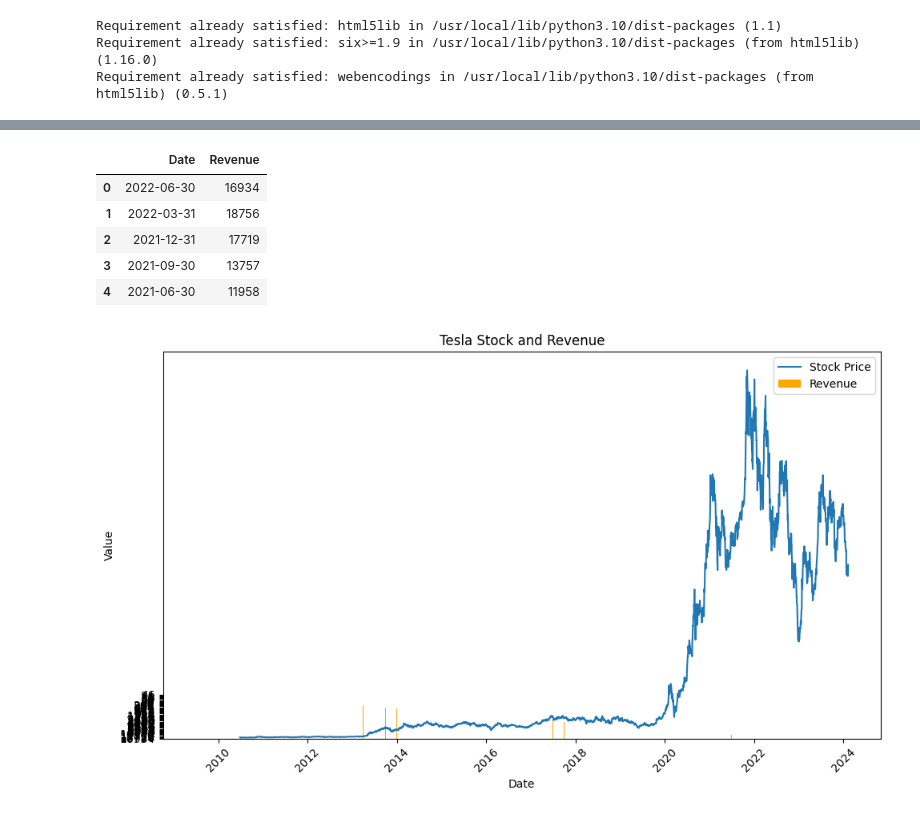
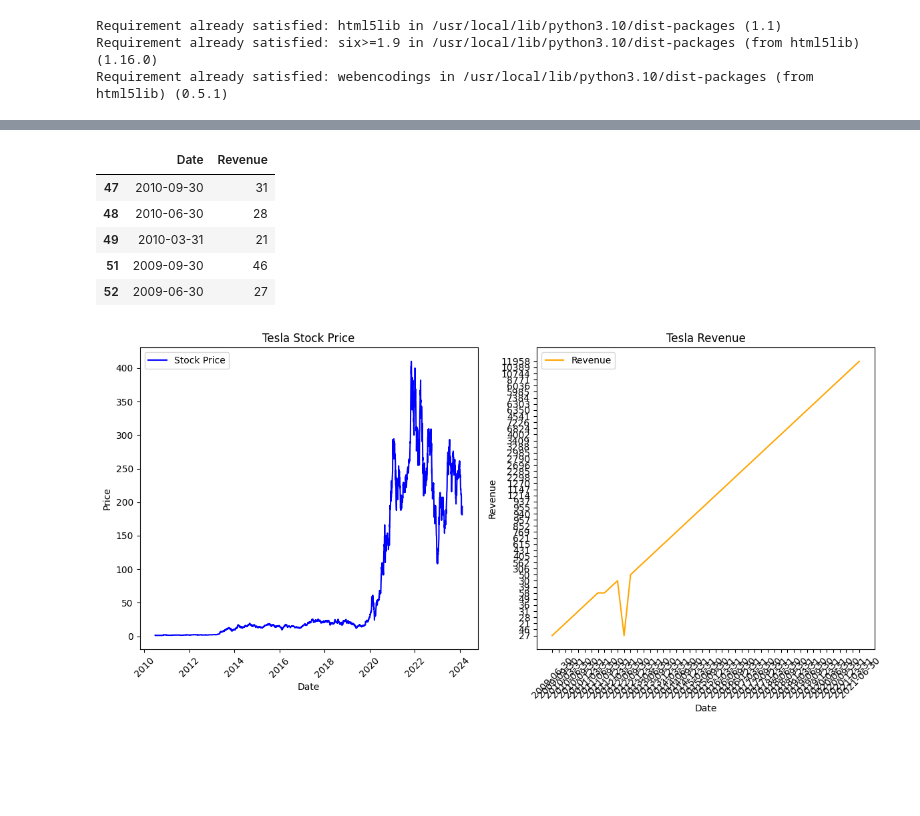
Before and after one commit to JLMendozaCarmona/DataScienceEcosystem, a Jupyter notebook: Coursera_Project2.ipynb, the cells around one changed output, grey strips where cells are left out. Drawn from its saved outputs; the diff is of its cells as text; code cells hidden in the pictures; blank space fills up the shorter version.

```diff
--- a/Coursera_Project2.ipynb
+++ b/Coursera_Project2.ipynb
@@ -98,6 +98,8 @@ Date
 2010-07-01 00:00:00-04:00        0.0           0.0
 2010-07-02 00:00:00-04:00        0.0           0.0
 2010-07-06 00:00:00-04:00        0.0           0.0
+# %%
+tesla_data = ticker.history (period="max")
 # %%
 tesla_data.reset_index(inplace=True)
 # %%
@@ -183,39 +185,51 @@ tesla_revenue["Revenue"] = tesla_revenue['Revenue'].str.replace(',|\$',"")
 tesla_revenue.dropna(inplace=True)
 
 tesla_revenue = tesla_revenue[tesla_revenue['Revenue'] != ""]
-# %%
-tesla_revenue.head(5)
-# %% [output]
-|  | Date | Revenue |
-| 0 | 2022-06-30 | 16934 |
-| 1 | 2022-03-31 | 18756 |
-| 2 | 2021-12-31 | 17719 |
-| 3 | 2021-09-30 | 13757 |
-| 4 | 2021-06-30 | 11958 |
+# %%
+tesla_revenue.tail()
+# %% [output]
+|  | Date | Revenue |
+| 47 | 2010-09-30 | 31 |
+| 48 | 2010-06-30 | 28 |
+| 49 | 2010-03-31 | 21 |
+| 51 | 2009-09-30 | 46 |
+| 52 | 2009-06-30 | 27 |
 # %%
 import matplotlib.pyplot as plt
 
 def make_graph(stock_data, revenue_data, stock_name):
-    plt.figure(figsize=(10, 6))
+    # Filtrar los datos de ingresos hasta junio de 2021
+    revenue_data = revenue_data[revenue_data['Date'] <= '2021-06-30']
 
+    # Invertir el orden de las fechas en el DataFrame de ingresos
+    revenue_data = revenue_data[::-1]
 
-    plt.plot(stock_data['Date'], stock_data['Close'], label='Stock Price')
-
-
-    plt.bar(revenue_data['Date'], revenue_data['Revenue'], color='orange', label='Revenue')
-
-    plt.title(f'{stock_name} Stock and Revenue')
+    # Graficar datos de acciones de Tesla
+    plt.figure(figsize=(12, 6))
+    plt.subplot(1, 2, 1)
+    plt.plot(stock_data['Date'], stock_data['Close'], label='Stock Price', color='blue')
+    plt.title(f'{stock_name} Stock Price')
     plt.xlabel('Date')
-    plt.ylabel('Value')
+    plt.ylabel('Price')
     plt.xticks(rotation=45)
     plt.legend()
+
+    # Graficar datos de ingresos de Tesla
+    plt.subplot(1, 2, 2)
+    plt.plot(revenue_data['Date'], revenue_data['Revenue'], color='orange', label='Revenue')
+    plt.title(f'{stock_name} Revenue')
+    plt.xlabel('Date')
+    plt.ylabel('Revenue')
+    plt.xticks(rotation=45)
+    plt.legend()
+
     plt.tight_layout()
     plt.show()
 
-
+# Llamar a la función make_graph para graficar los datos de Tesla
 make_graph(tesla_data, tesla_revenue, 'Tesla')
 # %% [output]
-[figure, old version]
+[figure, new version]
 # %%
 from pandas_datareader import data as pdr
 yf.pdr_override()
```
Also changed, not shown: parts of 9 cells of this notebook.
